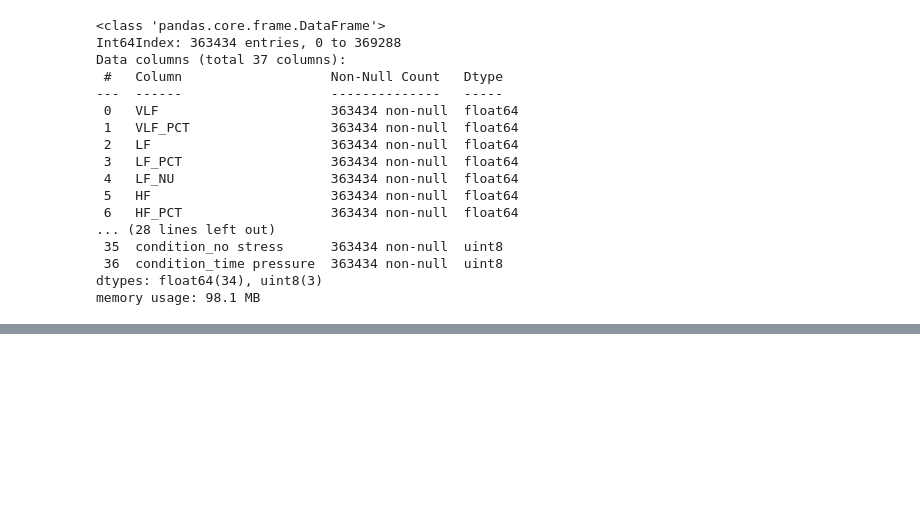
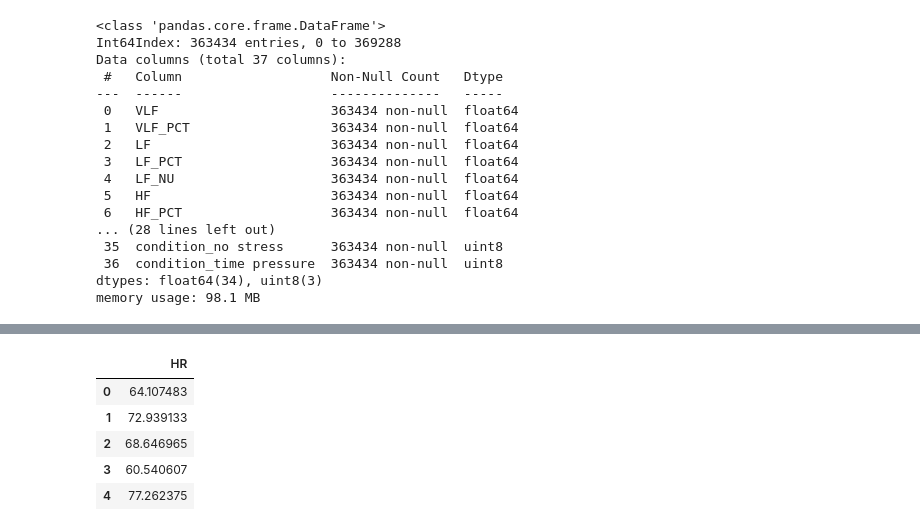
Before and after one commit to baalasangar/GLHackathon, a Jupyter notebook: hackathon.ipynb, the cells around one changed output, grey strips where cells are left out. Cells and saved outputs as stored; diff of their text form; code cells hidden in the pictures; blank space fills up the shorter version.

```diff
--- a/hackathon.ipynb
+++ b/hackathon.ipynb
@@ -238,6 +250,6 @@ NameError: name 'accuracy_score' is not defined
 # %%
-df_test1 = pd.read_csv("/Users/kaushik/OneDrive/GL/Hackathon/Test Zip/frequency_domain_features_test.csv")
-df_test2 = pd.read_csv("/Users/kaushik/OneDrive/GL/Hackathon/Test Zip/heart_rate_non_linear_features_test.csv")
-df_test3 = pd.read_csv("/Users/kaushik/OneDrive/GL/Hackathon/Test Zip/time_domain_features_test.csv")
+df_test1 = pd.read_csv("/content/drive/MyDrive/Colab Notebooks/frequency_domain_features_test.csv")
+df_test2 = pd.read_csv("/content/drive/MyDrive/Colab Notebooks/heart_rate_non_linear_features_test.csv")
+df_test3 = pd.read_csv("/content/drive/MyDrive/Colab Notebooks/time_domain_features_test.csv")
 # %%
 df_test = pd.merge(df_test1, df_test2, on='uuid')
@@ -266,2 +272,10 @@ HR = estimator.predict(X_test)
 # %%
-HR = pd.DataFrame(data=HR.flatten())
+HR = pd.DataFrame(data=HR.flatten(),columns=["HR"])
+HR.head()
+# %% [output]
+|  | HR |
+| 0 | 64.107483 |
+| 1 | 72.939133 |
+| 2 | 68.646965 |
+| 3 | 60.540607 |
+| 4 | 77.262375 |
```
Also changed, not shown: parts of 30 cells of this notebook.
